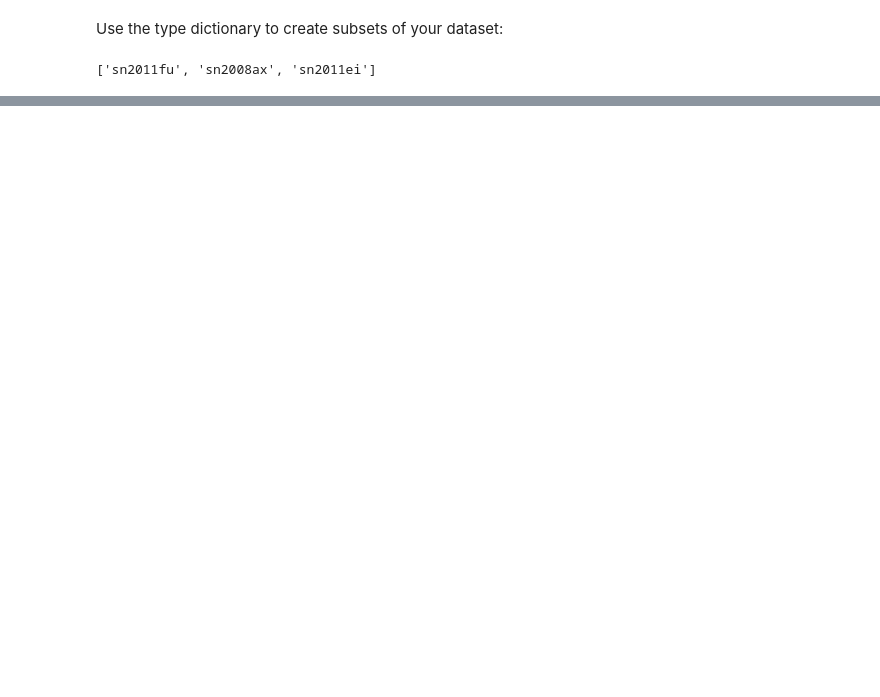
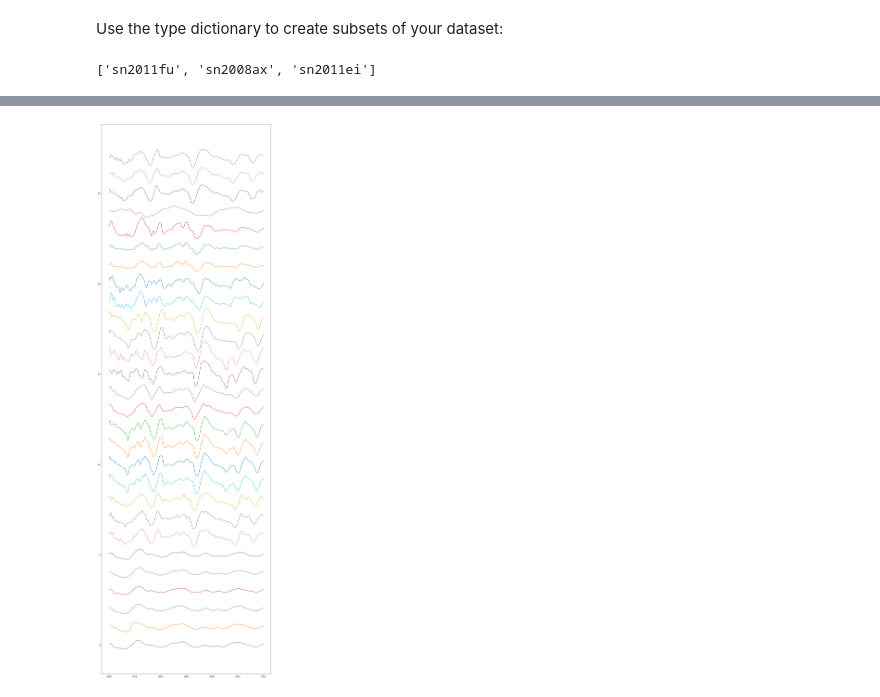
Before and after one commit to marxwillia/SNIDdataset, a Jupyter notebook: Tutorial.ipynb, the cells around one changed output, grey strips where cells are left out. Drawn from its saved outputs; the diff is of its cells as text; code cells hidden in the pictures; blank space fills up the shorter version.

```diff
--- a/Tutorial.ipynb
+++ b/Tutorial.ipynb
@@ -162,0 +226,4 @@ IIb_dataset.keys()
+# %%
+SNIDdataset.plotDataset(SNIDset, (15,50))
+# %% [output]
+[figure, added]
```
Also changed, not shown: parts of 19 cells of this notebook, 2 other files.
